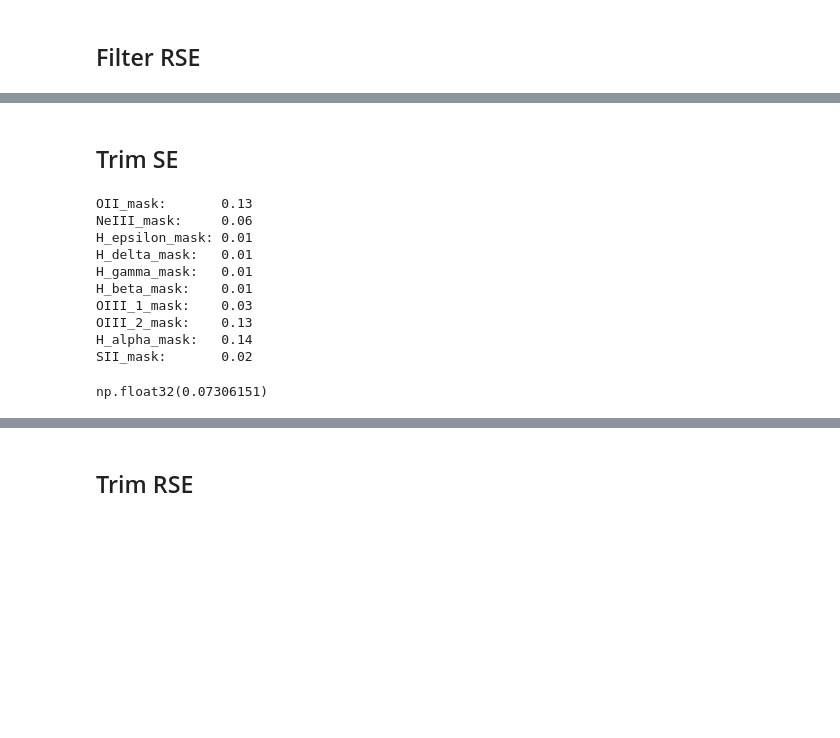
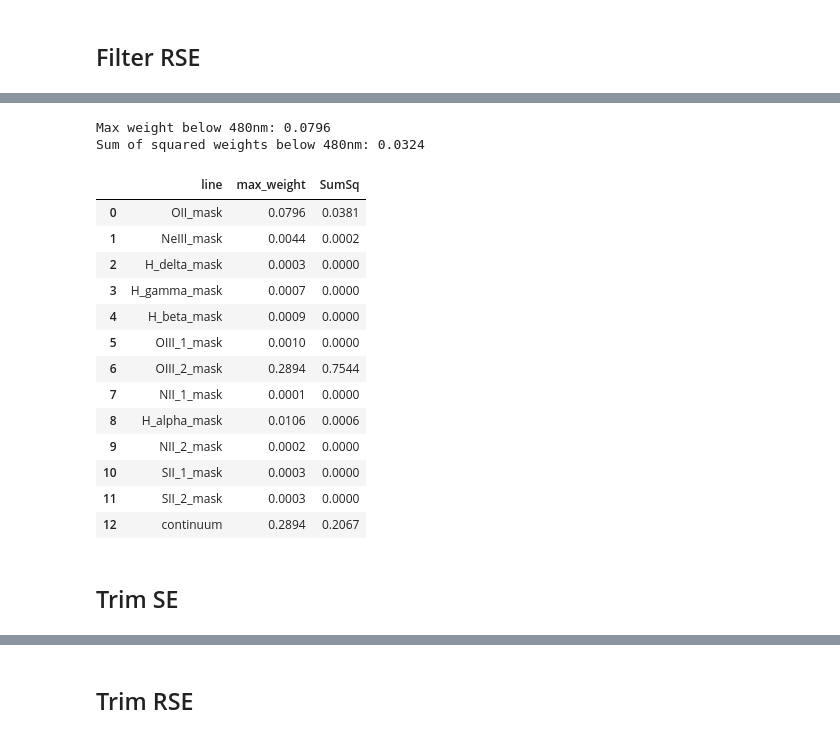
Before and after one commit to ed-ortizm/xai-astronomy, a Jupyter notebook: thesis/03_explain_same.ipynb, the cells around one changed output, grey strips where cells are left out. Saved outputs shown, nothing was run; the diff lists cells and outputs as text; code cells hidden in the pictures; blank space fills up the shorter version.

```diff
--- a/thesis/03_explain_same.ipynb
+++ b/thesis/03_explain_same.ipynb
@@ -769,26 +827,29 @@ SII_mask:       0.00
+# %%
+score = "Filter RSE"
+weights = data[score]
+w_df = stats_weights(weights, lines_mask)
+max_weight_below_480, squared_sum_below_480 = w_below_480nm(
+    weights, lines_mask, wave_nm
+)
+print(f"Max weight below 480nm: {max_weight_below_480:.4f}")
+print(f"Sum of squared weights below 480nm: {squared_sum_below_480:.4f}")
+w_df
+# %% [output]
+Max weight below 480nm: 0.0796
+Sum of squared weights below 480nm: 0.0324
+|  | line | max_weight | SumSq |
+| 0 | OII_mask | 0.0796 | 0.0381 |
+| 1 | NeIII_mask | 0.0044 | 0.0002 |
+| 2 | H_delta_mask | 0.0003 | 0.0000 |
+| 3 | H_gamma_mask | 0.0007 | 0.0000 |
+| 4 | H_beta_mask | 0.0009 | 0.0000 |
+| 5 | OIII_1_mask | 0.0010 | 0.0000 |
+| 6 | OIII_2_mask | 0.2894 | 0.7544 |
+| 7 | NII_1_mask | 0.0001 | 0.0000 |
+| 8 | H_alpha_mask | 0.0106 | 0.0006 |
+| 9 | NII_2_mask | 0.0002 | 0.0000 |
+| 10 | SII_1_mask | 0.0003 | 0.0000 |
+| 11 | SII_2_mask | 0.0003 | 0.0000 |
+| 12 | continuum | 0.2894 | 0.2067 |
 # %% [markdown]
 ## Trim SE
-# %%
-score = "Trim SE"
-weights = data[score]
-_ = max_w_from_score(weights, lines_mask)
-# %% [output]
-OII_mask:       0.13
-NeIII_mask:     0.06
-H_epsilon_mask: 0.01
-H_delta_mask:   0.01
-H_gamma_mask:   0.01
-H_beta_mask:    0.01
-OIII_1_mask:    0.03
-OIII_2_mask:    0.13
-H_alpha_mask:   0.14
-SII_mask:       0.02
-# %%
-mask_below_480 = mask_below_480nm(wave_nm, lines_mask)
-
-score = "Trim SE"
-weights = data[score]
-weights_below_480 = weights[mask_below_480]
-np.sum(weights_below_480**2)
-# %% [output]
-np.float32(0.07306151)
```
Also changed, not shown: parts of 22 cells of this notebook.
